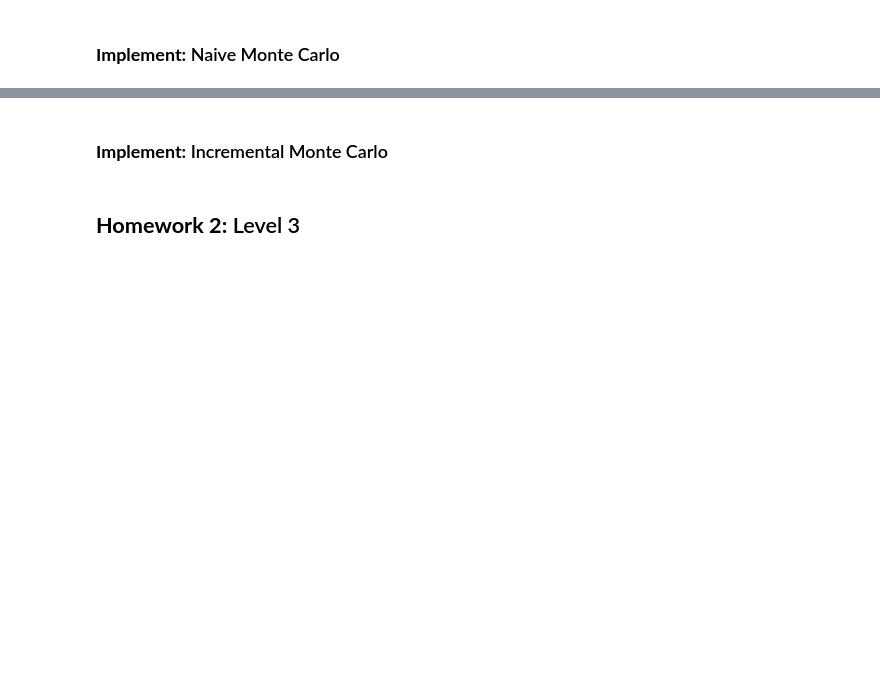
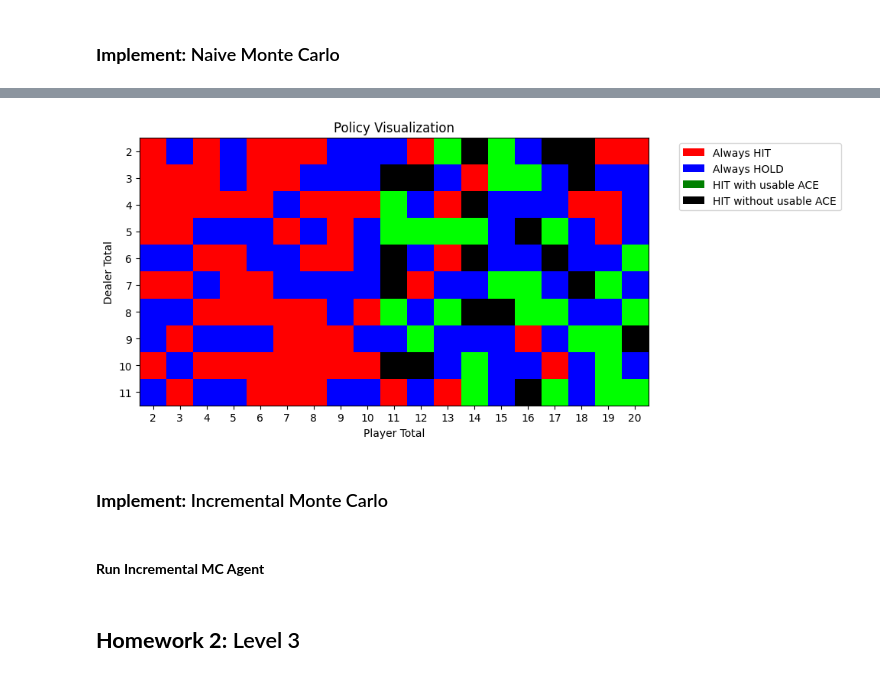
Before and after one commit to sav0sav1c5/reinforcement-learning, a Jupyter notebook: src/RL-Blackjack.ipynb, the cells around one changed output, grey strips where cells are left out. Drawn from its saved outputs; the diff is of its cells as text; code cells hidden in the pictures; blank space fills up the shorter version.

```diff
--- a/src/RL-Blackjack.ipynb
+++ b/src/RL-Blackjack.ipynb
@@ -1467,6 +1486,0 @@ Game Result (Player_1 VS Player_2):  -1 1
-# %%
-game = TwoPlayerBlackjackGame()
-
-result1, result2 = game.play_game(dealer_policy, dealer_policy)
-
-print("Game Result (Player_1 VS Player_2): ", result1, result2)
@@ -1487,7 +1487,7 @@ Initial cards - Common: K♠, P1: 2♣, P2: 3♥
 # %% [markdown]
 ### **Implement:** Train Agent
 # %%
-def train_agent(agent, opponent, episodes_num, game: TwoPlayerBlackjackGame):
+def train_agent(agent, opponent, episodes_num, game):
     """Train the given agent by playing against the given opponent."""
 
     for episode in range(episodes_num):
@@ -1495,11 +1495,11 @@ def train_agent(agent, opponent, episodes_num, game: TwoPlayerBlackjackGame):
         # Agent policy
         agent_policy = agent.create_policy()
 
-        # Play game
-        player1_total, player2_total = game.play_game(agent_policy, opponent)
+        # Play game and get history
+        p1_score, p2_score, p1_history, p2_history = game.play_game(agent_policy, opponent)
 
-        # Update policy
-        agent.update_policy(player1_total)
+        # Update agent policy with final reward and episode history
+        agent.update_policy(p1_score, p1_history)
 
     return agent
 # %% [markdown]
@@ -1611,7 +1609,6 @@ class NaiveMonteCarloAlgorithm():
         self.epsilon = epsilon
         self.returns = {}
         self.q_values = {}
-        self.episode_history = []
 
     def get_action(self, state):
         """Get action using epsilon-greedy policy."""
@@ -1629,12 +1626,12 @@ class NaiveMonteCarloAlgorithm():
         else:
             return random_action()
 
-    def update_policy(self, final_reward):
+    def update_policy(self, final_reward, episode_history):
         """Update Q-values using naive Monte Carlo."""
         G = final_reward
 
-        for i in range(len(self.episode_history) - 1, -1, -1):
-            state, action = self.episode_history[i]
+        for i in range(len(episode_history) - 1, -1, -1):
+            state, action = episode_history[i]
 
             # Add return to the returns list for this state-action pair
             if (state, action) not in self.returns:
@@ -1648,9 +1645,6 @@ class NaiveMonteCarloAlgorithm():
             # Discount for next iteration
             G *= self.gamma
 
-        # Clearing episode history
-        self.episode_history = []
-
     def create_policy(self):
         """Create policy function that uses current Q-values."""
         def policy(state):
@@ -1674,2 +1652,0 @@ def run_naive_mc_algorithm(game: TwoPlayerBlackjackGame):
-# %%
-run_naive_mc_algorithm(game)
@@ -1676,3 +1676,7 @@ run_naive_mc_algorithm(game)
+# %%
+visualize_policy(naive_mc.create_policy())
+# %% [output]
+[figure, added]
 # %% [markdown]
 ### **Implement:** Incremental Monte Carlo
 # %%
@@ -1727,4 +1731,6 @@ class IncrementalMonteCarloAlgorithm():
         def policy(state):
             return self.get_action(state)
         return policy
+# %% [markdown]
+#### **Run Incremental MC Agent**
 # %%
```
Also changed, not shown: parts of 20 cells of this notebook.
